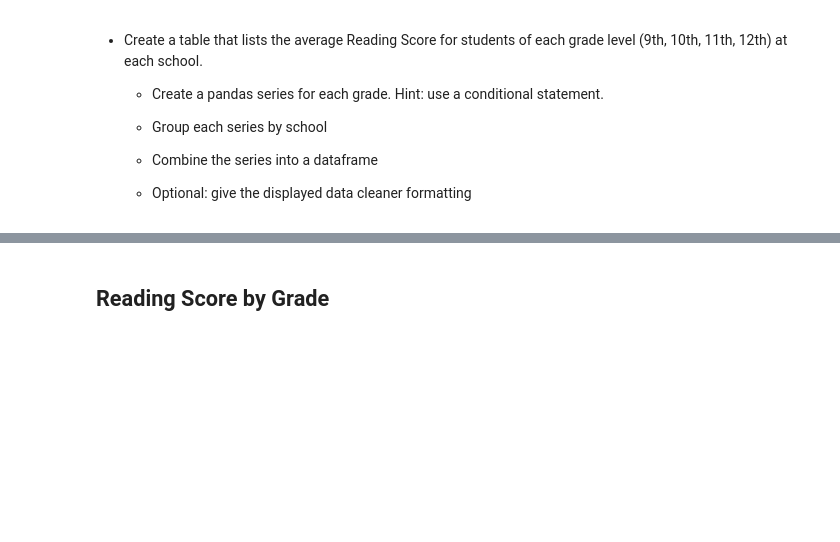
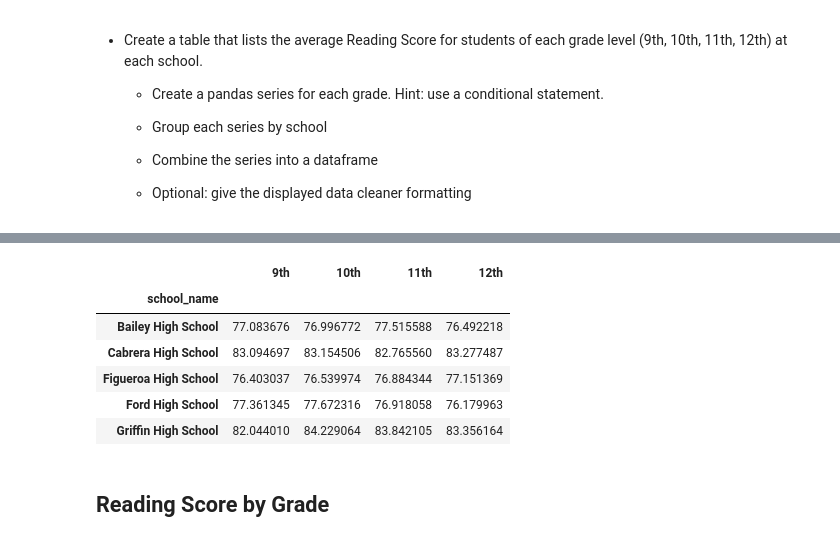
Before and after one commit to ajhibshman/pandas_challenge, a Jupyter notebook: pycityschools/PyCitySchools_starter.ipynb, the cells around one changed output, grey strips where cells are left out. Saved outputs shown, nothing was run; the diff lists cells and outputs as text; code cells hidden in the pictures; blank space fills up the shorter version.

```diff
--- a/pycityschools/PyCitySchools_starter.ipynb
+++ b/pycityschools/PyCitySchools_starter.ipynb
@@ -205,3 +195,41 @@ School_Summary_df.head()
+# %%
+#create 9th grade series
+ninth=student_data.loc[student_data["grade"]=="9th",["school_name","math_score"]]
+ninth_grouped=ninth.groupby("school_name")
+ninth_grouped_avg=ninth_grouped.mean()
+ninth_grouped_avg = ninth_grouped_avg.rename(columns={"math_score":"9th"})
+
+#create 10th grade series
+tenth=student_data.loc[student_data["grade"]=="10th",["school_name","math_score"]]
+tenth_grouped=tenth.groupby("school_name")
+tenth_grouped_avg=tenth_grouped.mean()
+tenth_grouped_avg = tenth_grouped_avg.rename(columns={"math_score":"10th"})
+
+#create 11th grade series
+eleventh=student_data.loc[student_data["grade"]=="11th",["school_name","math_score"]]
+eleventh_grouped=eleventh.groupby("school_name")
+eleventh_grouped_avg=eleventh_grouped.mean()
+eleventh_grouped_avg = eleventh_grouped_avg.rename(columns={"math_score":"11th"})
+
+#create 12th grade series
+twelth=student_data.loc[student_data["grade"]=="12th",["school_name","math_score"]]
+twelth_grouped=twelth.groupby("school_name")
+twelth_grouped_avg=twelth_grouped.mean()
+twelth_grouped_avg = twelth_grouped_avg.rename(columns={"math_score":"12th"})
+
+# merge data frames
+math_by_grade = pd.concat([ninth_grouped_avg, tenth_grouped_avg,eleventh_grouped_avg,twelth_grouped_avg], axis=1, sort=False)
+math_by_grade.head()
+
+#format
+# %% [output]
+|  | 9th | 10th | 11th | 12th |
+| school_name |  |  |  |  |
+| Bailey High School | 77.083676 | 76.996772 | 77.515588 | 76.492218 |
+| Cabrera High School | 83.094697 | 83.154506 | 82.765560 | 83.277487 |
+| Figueroa High School | 76.403037 | 76.539974 | 76.884344 | 77.151369 |
+| Ford High School | 77.361345 | 77.672316 | 76.918058 | 76.179963 |
+| Griffin High School | 82.044010 | 84.229064 | 83.842105 | 83.356164 |
 # %% [markdown]
 ## Reading Score by Grade
 # %% [markdown]
```
Also changed, not shown: parts of 10 cells of this notebook.
